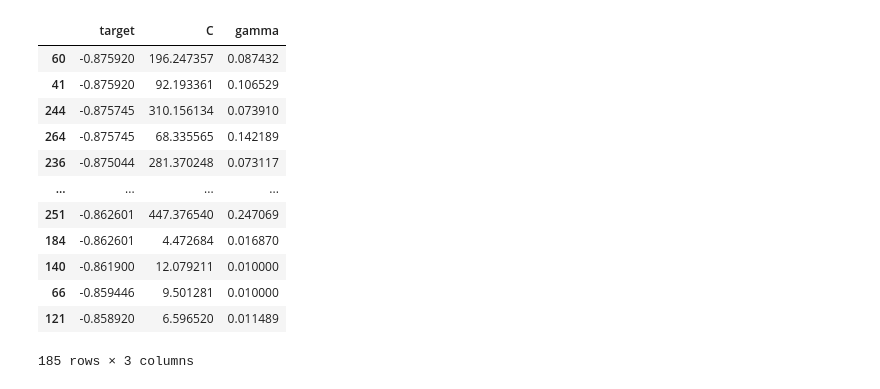
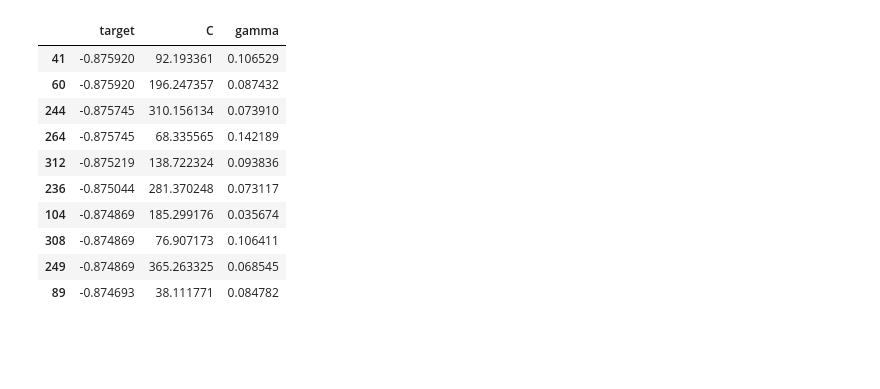
Before and after one commit to Gegori1/Proyecto-Modelado-Predictivo-Magic, a Jupyter notebook: Optimizacion_hiperparam/Optimization_analysis.ipynb, the cells around one changed output. Drawn from its saved outputs; the diff is of its cells as text; code cells hidden in the pictures; blank space fills up the shorter version.

```diff
--- a/Optimizacion_hiperparam/Optimization_analysis.ipynb
+++ b/Optimizacion_hiperparam/Optimization_analysis.ipynb
@@ -25,16 +25,14 @@ px.scatter(df1, x="C", y="target", color="target")
 # %%
-df1.sort_values(by = "target", ascending = True)#.head(10)
+df1.sort_values(by = "target", ascending = True).head(10)
 # %% [output]
 |  | target | C | gamma |
+| 41 | -0.875920 | 92.193361 | 0.106529 |
 | 60 | -0.875920 | 196.247357 | 0.087432 |
-| 41 | -0.875920 | 92.193361 | 0.106529 |
 | 244 | -0.875745 | 310.156134 | 0.073910 |
 | 264 | -0.875745 | 68.335565 | 0.142189 |
+| 312 | -0.875219 | 138.722324 | 0.093836 |
 | 236 | -0.875044 | 281.370248 | 0.073117 |
-| ... | ... | ... | ... |
-| 251 | -0.862601 | 447.376540 | 0.247069 |
-| 184 | -0.862601 | 4.472684 | 0.016870 |
-| 140 | -0.861900 | 12.079211 | 0.010000 |
-| 66 | -0.859446 | 9.501281 | 0.010000 |
-| 121 | -0.858920 | 6.596520 | 0.011489 |
+| 104 | -0.874869 | 185.299176 | 0.035674 |
+| 308 | -0.874869 | 76.907173 | 0.106411 |
+| 249 | -0.874869 | 365.263325 | 0.068545 |
+| 89 | -0.874693 | 38.111771 | 0.084782 |
-185 rows × 3 columns
```
Also changed, not shown: parts of 1 cell of this notebook, 1 other file.
